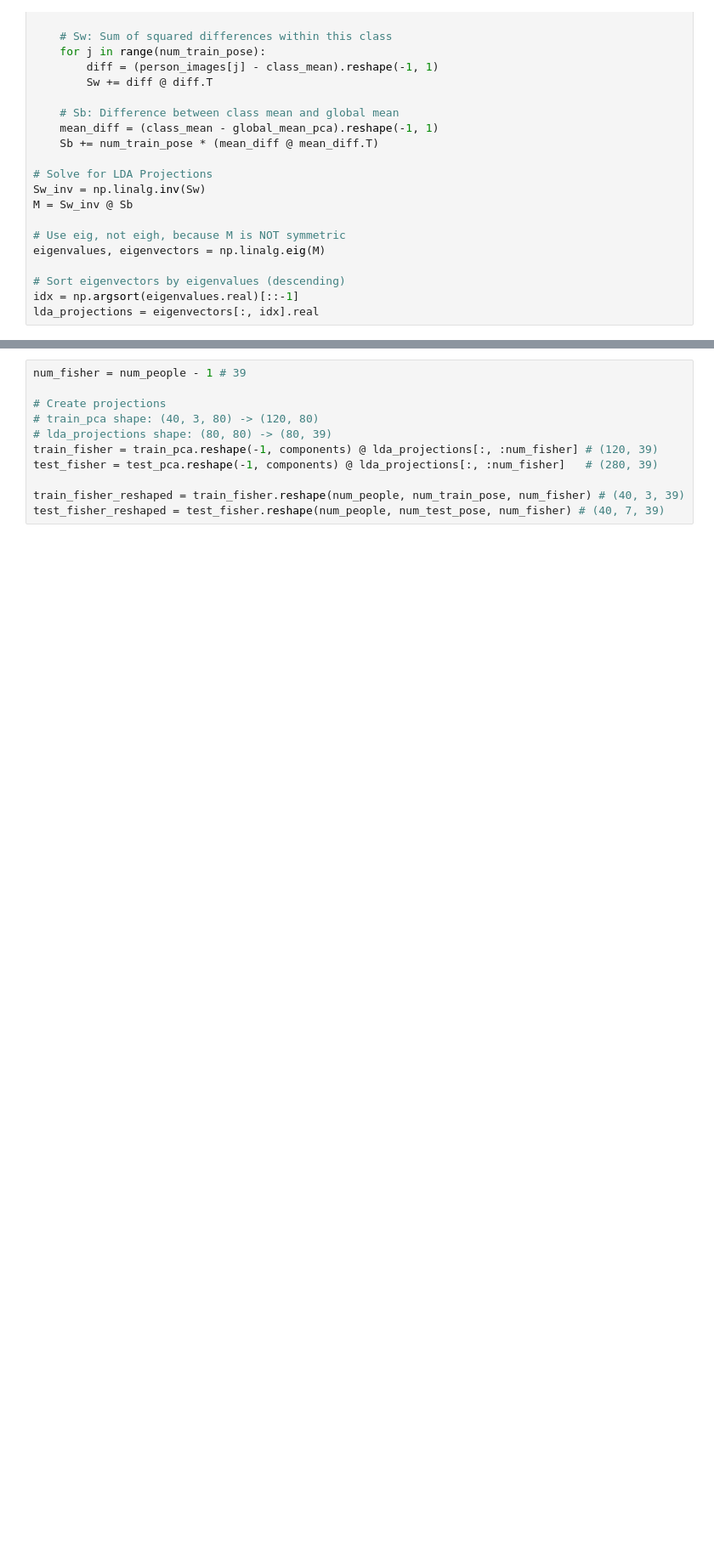
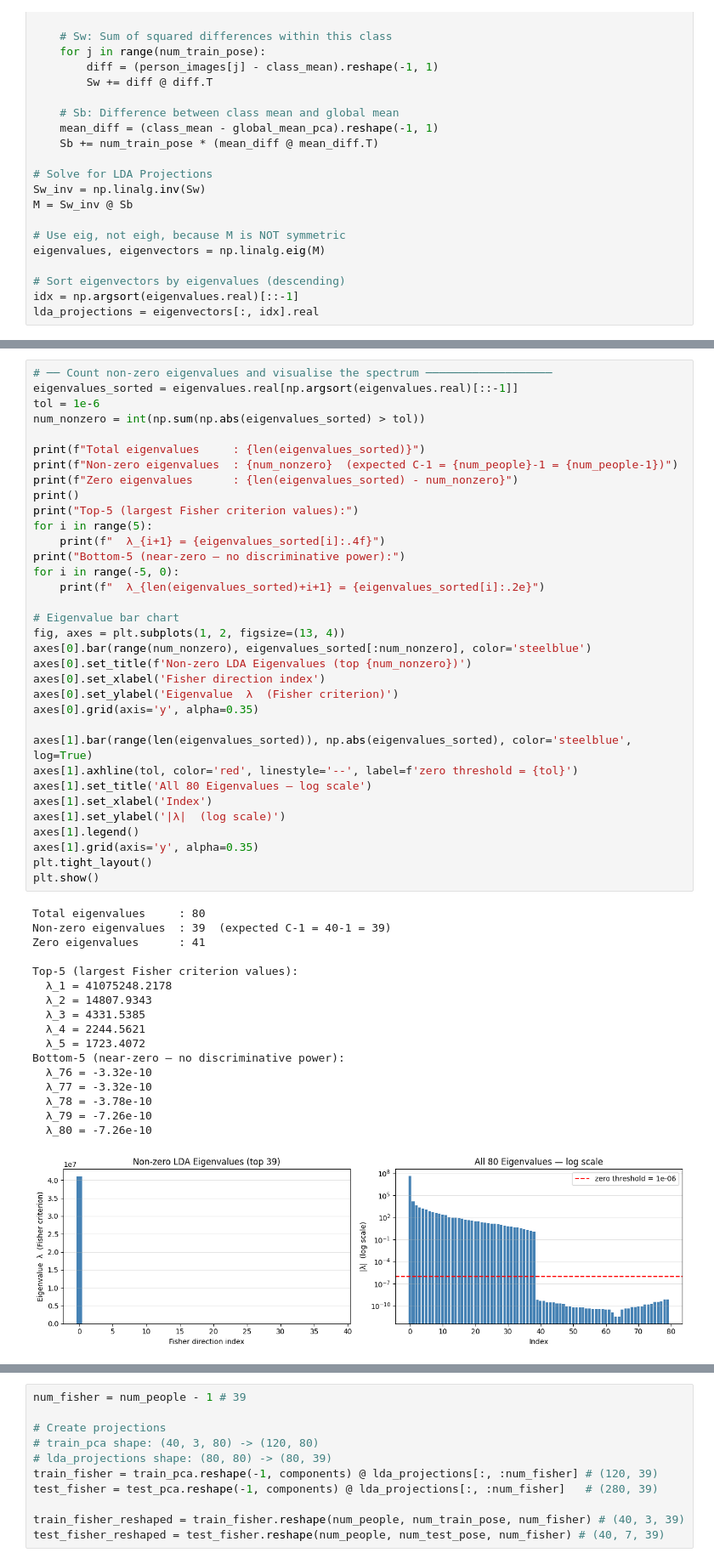
Before and after one commit to PavarisAsawa/PatternRecognition-Dimensionality_Reduction, a Jupyter notebook: lda.ipynb, the cells around one changed output, grey strips where cells are left out. Shown at 85% size. Saved outputs shown, nothing was run; the diff lists cells and outputs as text; blank space fills up the shorter version.

```diff
--- a/lda.ipynb
+++ b/lda.ipynb
@@ -210 +274,53 @@ Eigen output from np.linalg.eigh: EighResult(eigenvalues=array([-9.54886662e+07,
+# %%
+# ── Count non-zero eigenvalues and visualise the spectrum ───────────────────
+eigenvalues_sorted = eigenvalues.real[np.argsort(eigenvalues.real)[::-1]]
+tol = 1e-6
+num_nonzero = int(np.sum(np.abs(eigenvalues_sorted) > tol))
+
+print(f"Total eigenvalues     : {len(eigenvalues_sorted)}")
+print(f"Non-zero eigenvalues  : {num_nonzero}  (expected C-1 = {num_people}-1 = {num_people-1})")
+print(f"Zero eigenvalues      : {len(eigenvalues_sorted) - num_nonzero}")
+print()
+print("Top-5 (largest Fisher criterion values):")
+for i in range(5):
+    print(f"  λ_{i+1} = {eigenvalues_sorted[i]:.4f}")
+print("Bottom-5 (near-zero — no discriminative power):")
+for i in range(-5, 0):
+    print(f"  λ_{len(eigenvalues_sorted)+i+1} = {eigenvalues_sorted[i]:.2e}")
+
+# Eigenvalue bar chart
+fig, axes = plt.subplots(1, 2, figsize=(13, 4))
+axes[0].bar(range(num_nonzero), eigenvalues_sorted[:num_nonzero], color='steelblue')
+axes[0].set_title(f'Non-zero LDA Eigenvalues (top {num_nonzero})')
+axes[0].set_xlabel('Fisher direction index')
+axes[0].set_ylabel('Eigenvalue  λ  (Fisher criterion)')
+axes[0].grid(axis='y', alpha=0.35)
+
+axes[1].bar(range(len(eigenvalues_sorted)), np.abs(eigenvalues_sorted), color='steelblue', log=True)
+axes[1].axhline(tol, color='red', linestyle='--', label=f'zero threshold = {tol}')
+axes[1].set_title('All 80 Eigenvalues — log scale')
+axes[1].set_xlabel('Index')
+axes[1].set_ylabel('|λ|  (log scale)')
+axes[1].legend()
+axes[1].grid(axis='y', alpha=0.35)
+plt.tight_layout()
+plt.show()
+# %% [output]
+Total eigenvalues     : 80
+Non-zero eigenvalues  : 39  (expected C-1 = 40-1 = 39)
+Zero eigenvalues      : 41
+
+Top-5 (largest Fisher criterion values):
+  λ_1 = 41075248.2178
+  λ_2 = 14807.9343
+  λ_3 = 4331.5385
+  λ_4 = 2244.5621
+  λ_5 = 1723.4072
+Bottom-5 (near-zero — no discriminative power):
+  λ_76 = -3.32e-10
+  λ_77 = -3.32e-10
+  λ_78 = -3.78e-10
+  λ_79 = -7.26e-10
+  λ_80 = -7.26e-10
+[figure, added]
 # %% [markdown]
```
Also changed, not shown: parts of 15 cells of this notebook, 6 other files.
